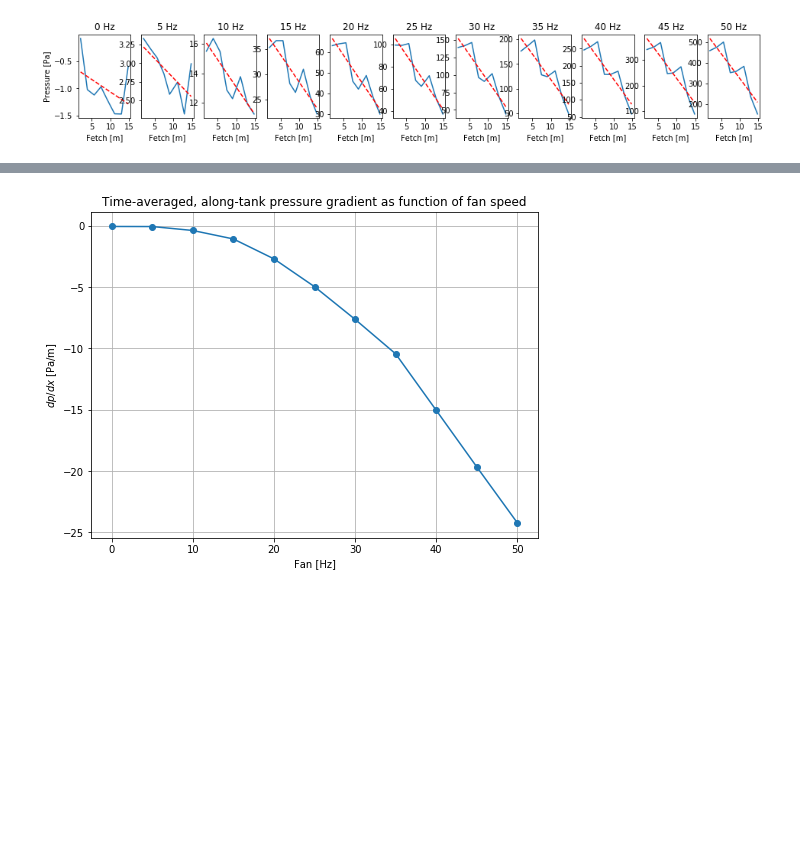
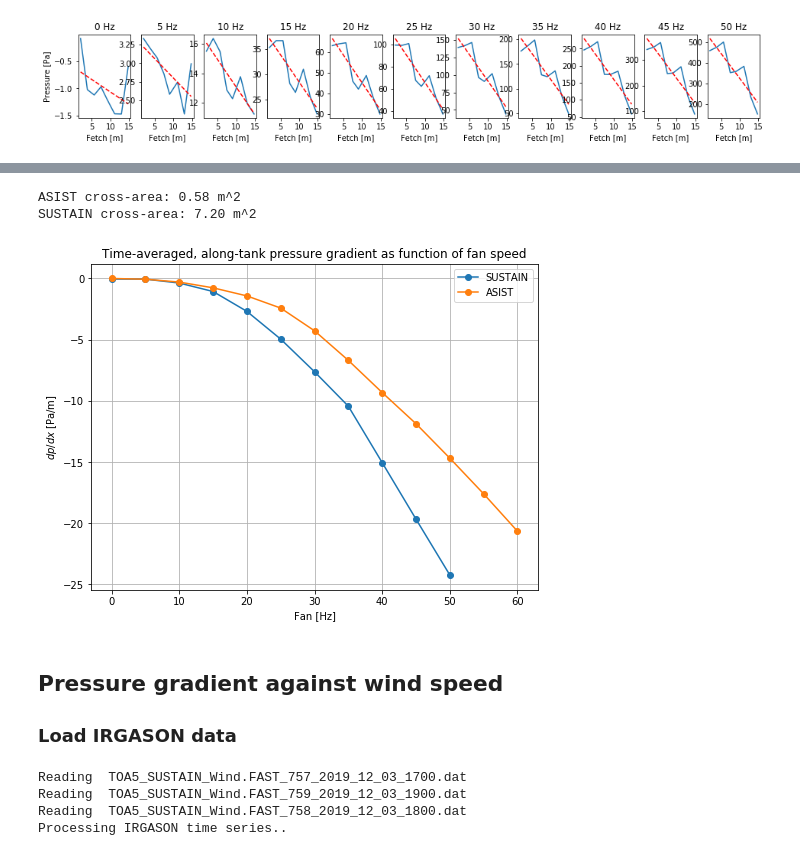
Before and after one commit to sustain-lab/sustain-drag-2020, a Jupyter notebook: static_pressure_ceiling.ipynb, the cells around one changed output, grey strips where cells are left out. Saved outputs shown, nothing was run; the diff lists cells and outputs as text; code cells hidden in the pictures; blank space fills up the shorter version.

Commit message:
compare dp/dx with ASIST

```diff
--- a/scanivalve_pressure.ipynb
+++ b/static_pressure_ceiling.ipynb
@@ -155,9 +168,29 @@ for n in range(len(fan)):
+# %%
+asist_cross_area = (1 - 0.42) * 1
+sustain_cross_area = (2 - 0.8) * 6
+print('ASIST cross-area: %.2f m^2' % asist_cross_area)
+print('SUSTAIN cross-area: %.2f m^2' % sustain_cross_area)
+# %% [output]
+ASIST cross-area: 0.58 m^2
+SUSTAIN cross-area: 7.20 m^2
+# %%
+ASIST_DATA_PATH = '/home/milan/Work/sustain/data/asist-nsf-2018'
+with Dataset(ASIST_DATA_PATH + '/nsf-drag-2018_asist-windonly-fresh.nc') as nc:
+    asist_fan = nc.variables['fan'][:]
+    asist_U = nc.variables['U_irgason'][:]
+    asist_dpdx = nc.variables['air_pressure_gradient'][:]
 # %%
 fig = plt.figure(figsize=(8, 6))
-plt.plot(fan, dpdx, marker='o')
+plt.plot(fan, dpdx, marker='o', label='SUSTAIN')
+plt.plot(asist_fan, asist_dpdx, marker='o', label='ASIST')
+plt.legend(loc='upper right')
 plt.xlabel('Fan [Hz]')
 plt.ylabel(r'$dp/dx$ [Pa/m]')
 plt.title('Time-averaged, along-tank pressure gradient as function of fan speed')
 plt.grid()
 # %% [output]
-[figure, old version]
+[figure, new version]
+# %% [markdown]
+## Pressure gradient against wind speed
+
+### Load IRGASON data
@@ -163,0 +211,10 @@ plt.grid()
+# %%
+# Experiment 2019-12-03
+DATAPATH = '/home/milan/Work/sustain/data/sustain-nsf-2019/20191203'
+irgason_files = glob.glob(DATAPATH + '/TOA5_SUSTAIN_Wind.FAST*.dat')
+U1, uw1, U2, uw2 = get_stress_from_irgason(irgason_files, start_time, fan)
+# %% [output]
+Reading  TOA5_SUSTAIN_Wind.FAST_757_2019_12_03_1700.dat
+Reading  TOA5_SUSTAIN_Wind.FAST_759_2019_12_03_1900.dat
+Reading  TOA5_SUSTAIN_Wind.FAST_758_2019_12_03_1800.dat
+Processing IRGASON time series..
```
Also changed, not shown: parts of 4 cells of this notebook, 1 other file.
